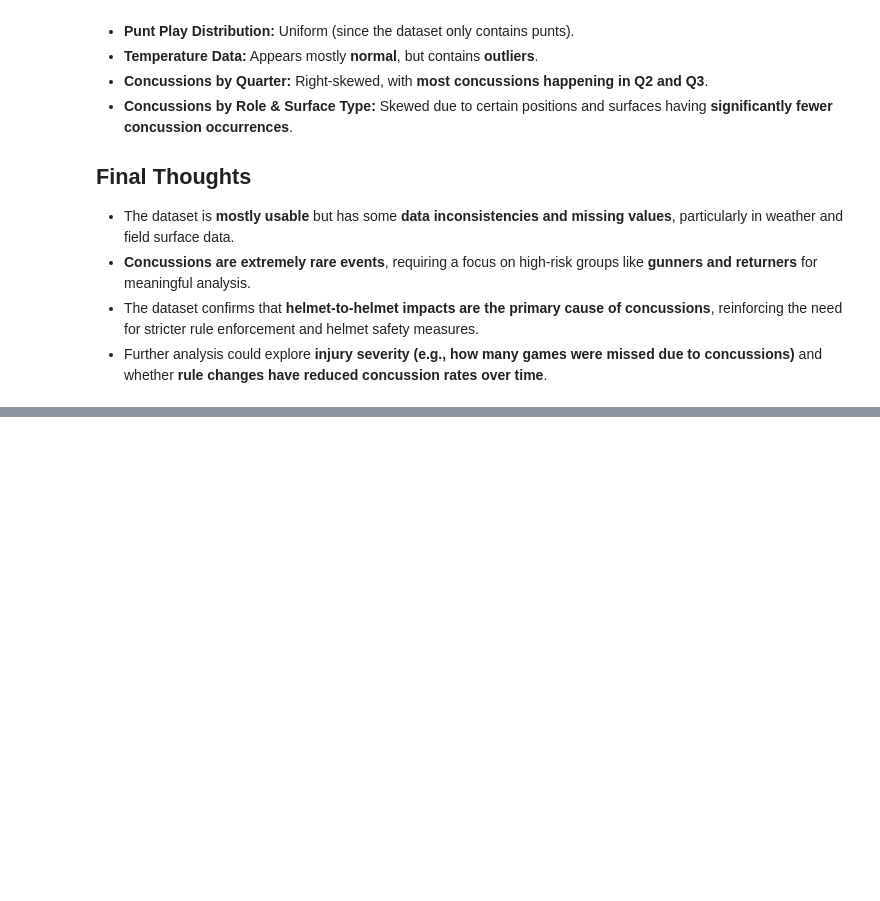
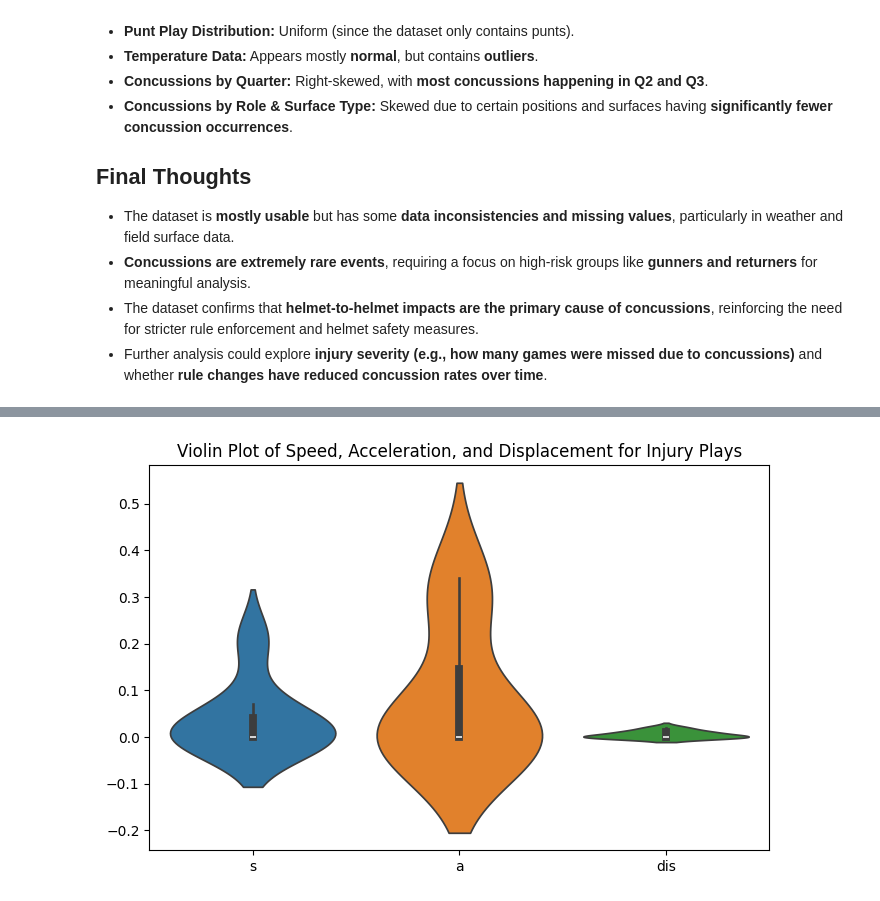
Before and after one commit to cwmckee91/dx699, a Jupyter notebook: 2025-spring-B2/ModB2-Week4-McKee-Chris.ipynb, the cells around one changed output, grey strips where cells are left out. Cells and saved outputs as stored; diff of their text form; code cells hidden in the pictures; blank space fills up the shorter version.

```diff
--- a/2025-spring-B2/ModB2-Week4-McKee-Chris.ipynb
+++ b/2025-spring-B2/ModB2-Week4-McKee-Chris.ipynb
@@ -526,0 +731,7 @@ print("\n### Mode Values ###\n", mode_values)
+# %%
+plt.figure(figsize=(8, 5))
+sns.violinplot(data=sampled_injury_df[["s", "a", "dis"]])
+plt.title("Violin Plot of Speed, Acceleration, and Displacement for Injury Plays")
+plt.show()
+# %% [output]
+[figure, added]
```
Also changed, not shown: parts of 25 cells of this notebook.
